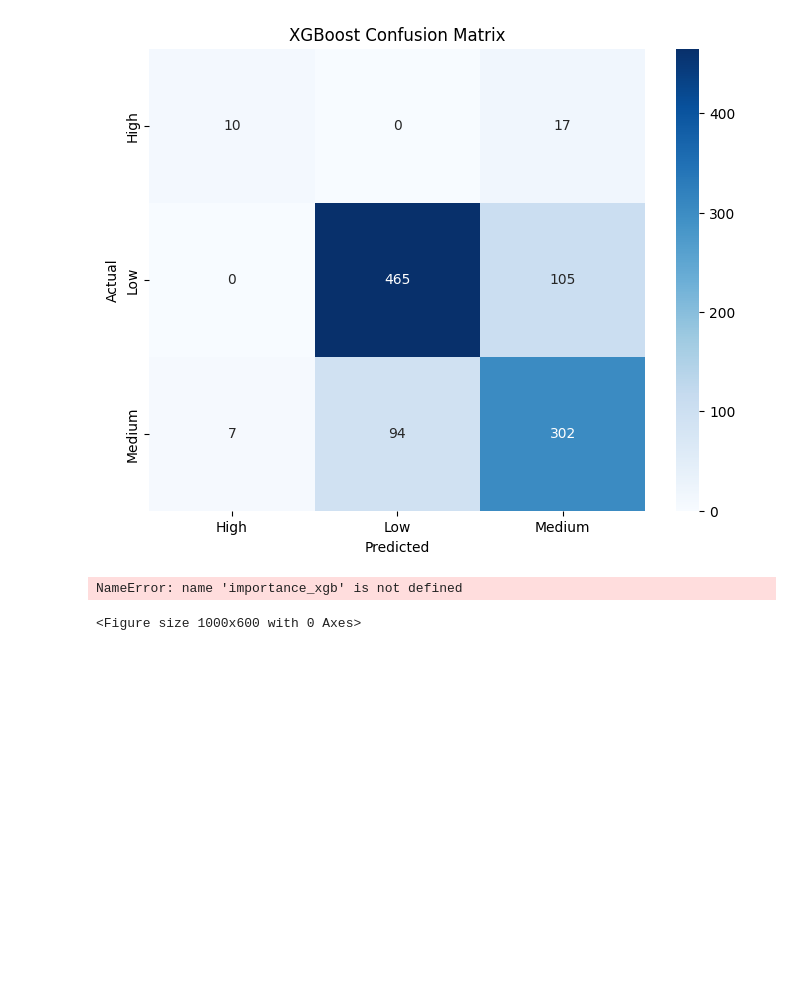
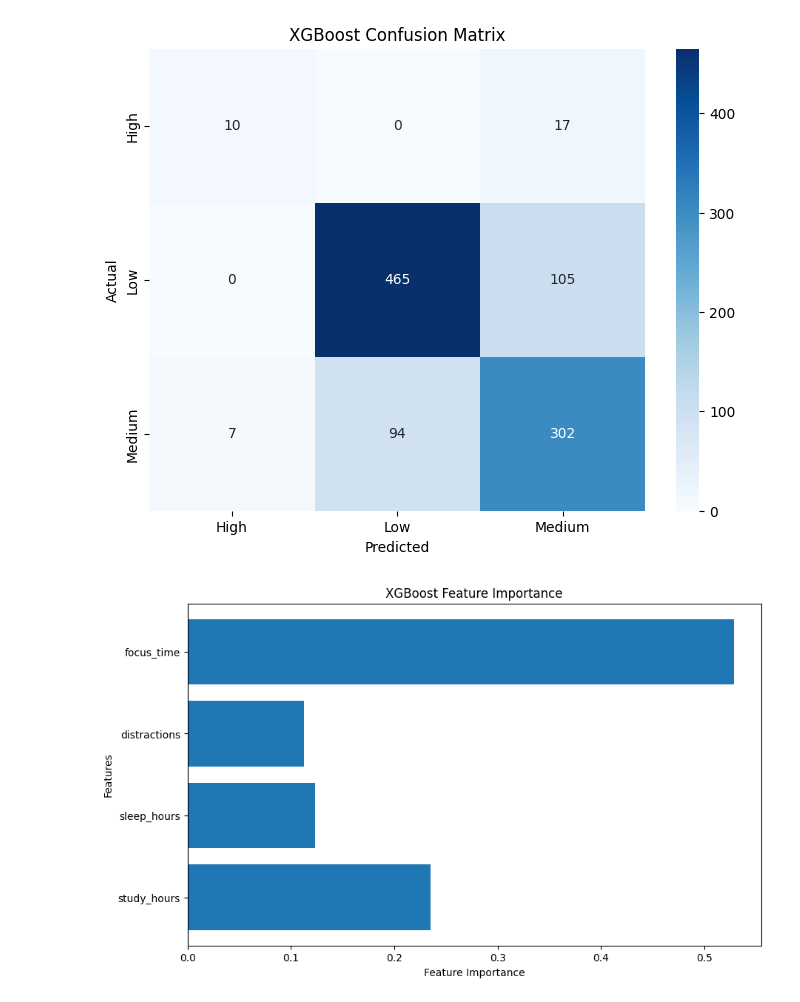
Before and after one commit to Jmcreations/App4080-Project, a Jupyter notebook: Machine Learning/test ultimate students.ipynb, the cells around one changed output. Saved outputs shown, nothing was run; the diff lists cells and outputs as text; code cells hidden in the pictures; blank space fills up the shorter version.

```diff
--- a/Machine Learning/test ultimate students.ipynb
+++ b/Machine Learning/test ultimate students.ipynb
@@ -198,19 +198,18 @@ plt.show()
 # %% [output]
 [figure]
 # %%
-Nimportance_xgb = xgb_model.feature_importances_
+importance_xgb = xgb_model.feature_importances_
 
 features = X.columns
 
 plt.figure(figsize=(10, 6))
 plt.barh(features, importance_xgb)
 plt.xlabel("Feature Importance")
 plt.ylabel("Features")
 plt.title("XGBoost Feature Importance")
 plt.show()
 # %% [output]
-NameError: name 'importance_xgb' is not defined
-<Figure size 1000x600 with 0 Axes>
+[figure, added]
 # %%
 prediction_xgb = xgb_model.predict(new_student)
 predicted_label_xgb = label_encoder_y.inverse_transform(prediction_xgb)
```
Also changed, not shown: parts of 1 cell of this notebook, 2 other files.
